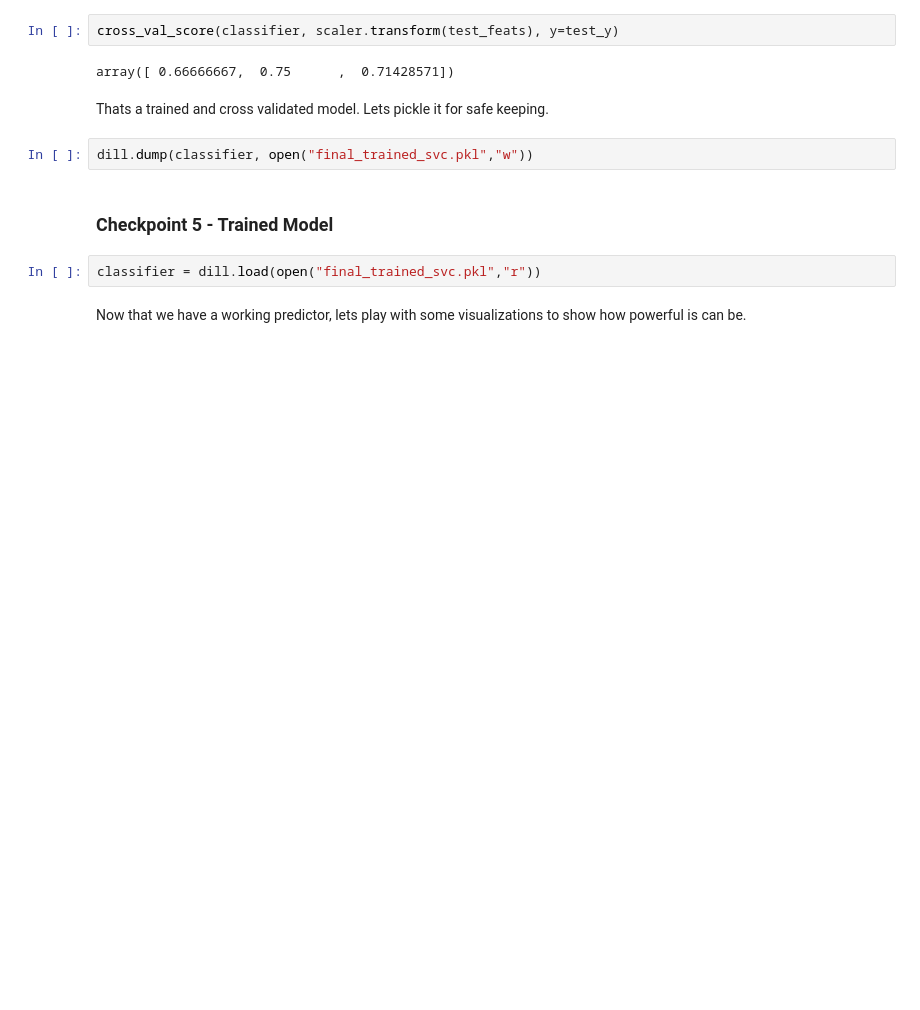
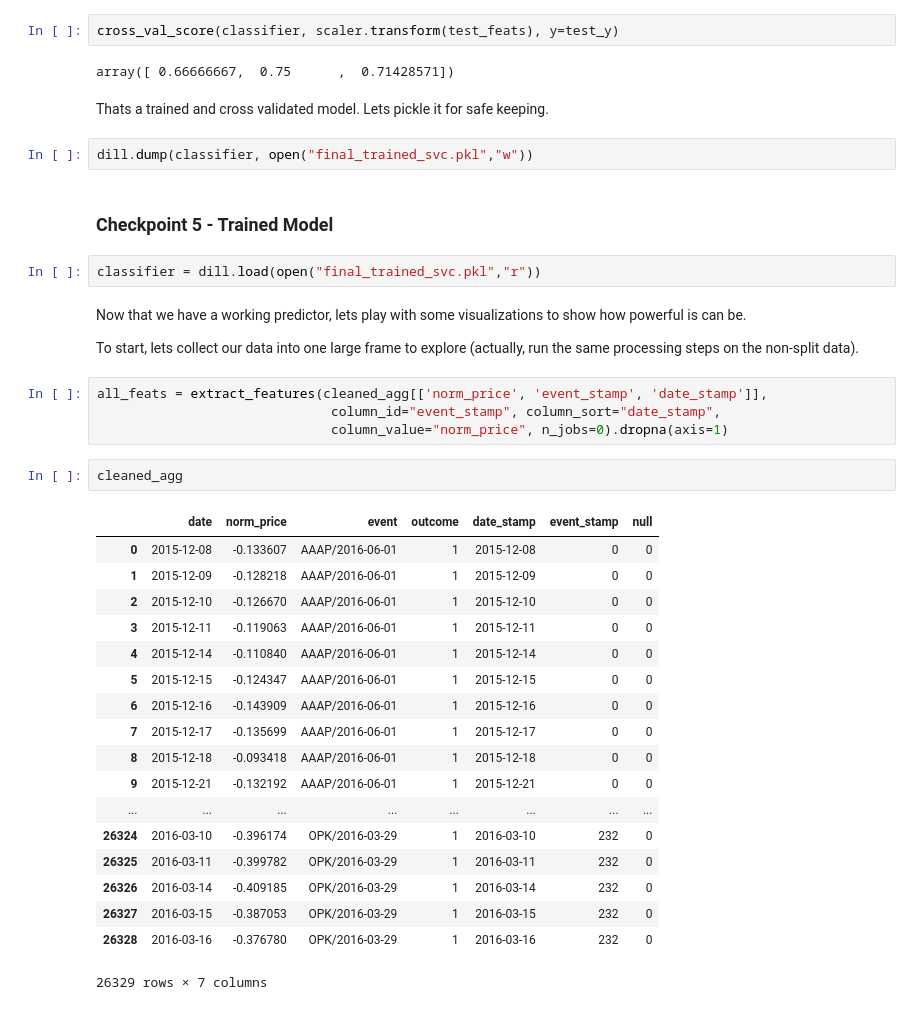
Before and after one commit to BenDavidAaron/FDA-Decision-Stock-Predictor, a Jupyter notebook: Final Report.ipynb, the cells around one changed output. Cells and saved outputs as stored; diff of their text form; blank space fills up the shorter version.

```diff
--- a/Final Report.ipynb
+++ b/Final Report.ipynb
@@ -472,3 +473,30 @@ dill.dump(classifier, open("final_trained_svc.pkl","w"))
 classifier = dill.load(open("final_trained_svc.pkl","r"))
 # %% [markdown]
 Now that we have a working predictor, lets play with some visualizations to show how powerful is can be.
+
+To start, lets collect our data into one large frame to explore (actually, run the same processing steps on the non-split data).
+# %%
+all_feats = extract_features(cleaned_agg[['norm_price', 'event_stamp', 'date_stamp']],
+                              column_id="event_stamp", column_sort="date_stamp",
+                              column_value="norm_price", n_jobs=0).dropna(axis=1)
+# %%
+cleaned_agg
+# %% [output]
+|  | date | norm_price | event | outcome | date_stamp | event_stamp | null |
+| 0 | 2015-12-08 | -0.133607 | AAAP/2016-06-01 | 1 | 2015-12-08 | 0 | 0 |
+| 1 | 2015-12-09 | -0.128218 | AAAP/2016-06-01 | 1 | 2015-12-09 | 0 | 0 |
+| 2 | 2015-12-10 | -0.126670 | AAAP/2016-06-01 | 1 | 2015-12-10 | 0 | 0 |
+| 3 | 2015-12-11 | -0.119063 | AAAP/2016-06-01 | 1 | 2015-12-11 | 0 | 0 |
+| 4 | 2015-12-14 | -0.110840 | AAAP/2016-06-01 | 1 | 2015-12-14 | 0 | 0 |
+| 5 | 2015-12-15 | -0.124347 | AAAP/2016-06-01 | 1 | 2015-12-15 | 0 | 0 |
+| 6 | 2015-12-16 | -0.143909 | AAAP/2016-06-01 | 1 | 2015-12-16 | 0 | 0 |
+| 7 | 2015-12-17 | -0.135699 | AAAP/2016-06-01 | 1 | 2015-12-17 | 0 | 0 |
+| 8 | 2015-12-18 | -0.093418 | AAAP/2016-06-01 | 1 | 2015-12-18 | 0 | 0 |
+| 9 | 2015-12-21 | -0.132192 | AAAP/2016-06-01 | 1 | 2015-12-21 | 0 | 0 |
+| ... | ... | ... | ... | ... | ... | ... | ... |
+| 26324 | 2016-03-10 | -0.396174 | OPK/2016-03-29 | 1 | 2016-03-10 | 232 | 0 |
+| 26325 | 2016-03-11 | -0.399782 | OPK/2016-03-29 | 1 | 2016-03-11 | 232 | 0 |
+| 26326 | 2016-03-14 | -0.409185 | OPK/2016-03-29 | 1 | 2016-03-14 | 232 | 0 |
+| 26327 | 2016-03-15 | -0.387053 | OPK/2016-03-29 | 1 | 2016-03-15 | 232 | 0 |
+| 26328 | 2016-03-16 | -0.376780 | OPK/2016-03-29 | 1 | 2016-03-16 | 232 | 0 |
+26329 rows × 7 columns
```
Also changed, not shown: parts of 22 cells of this notebook.
